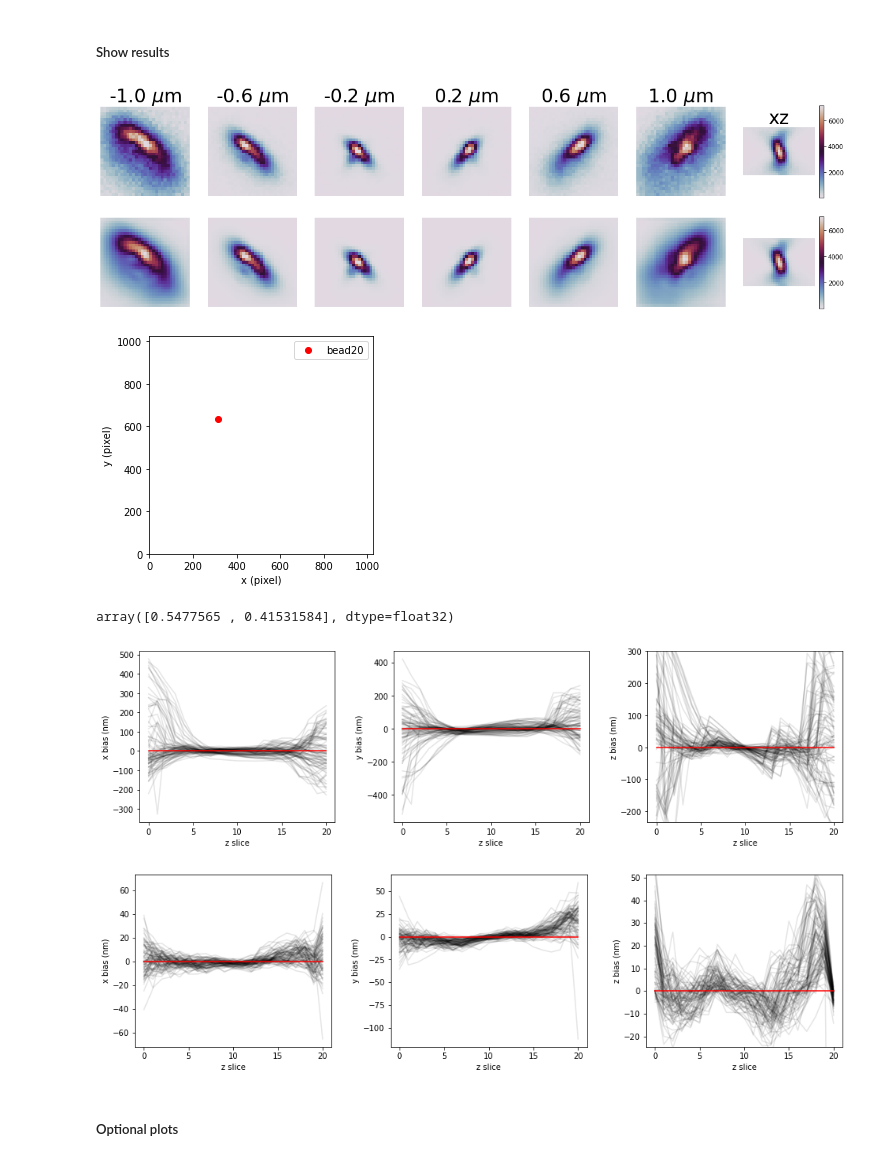
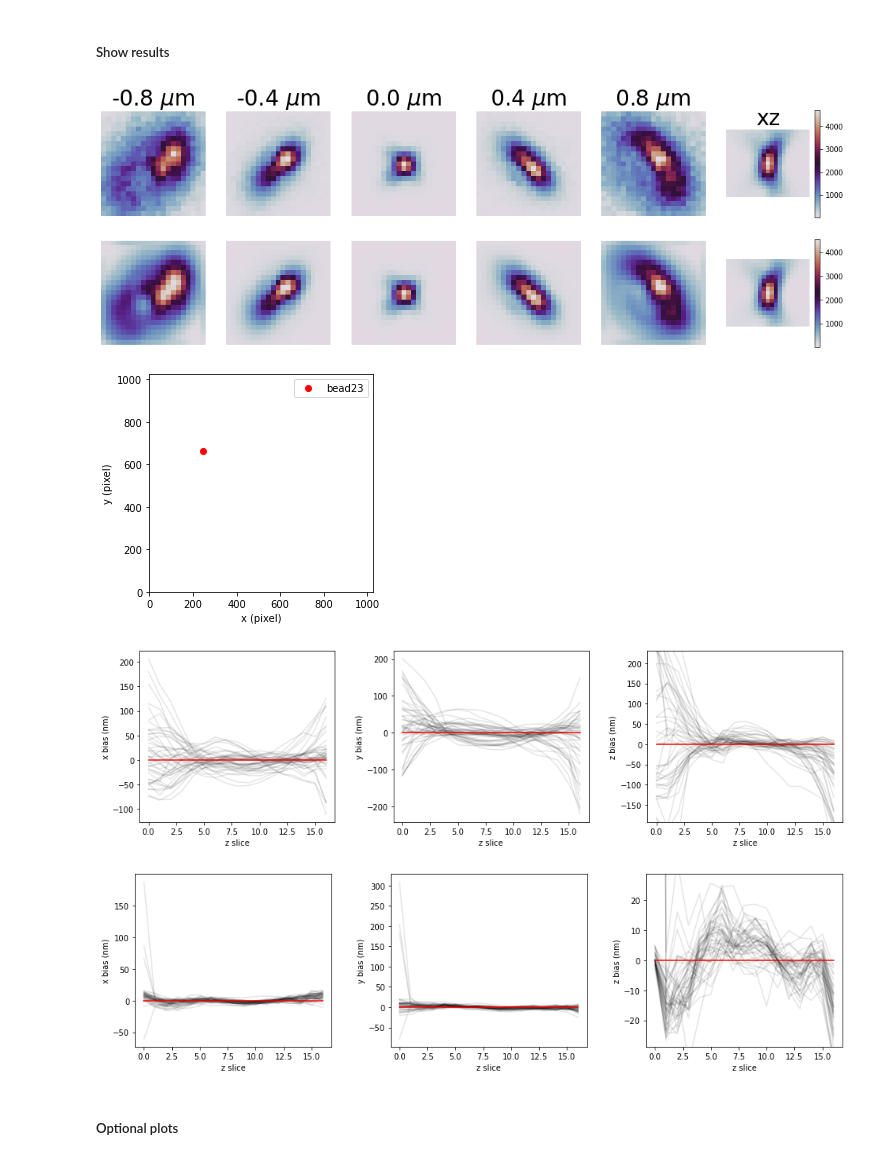
Before and after one commit to ries-lab/uiPSF, a Jupyter notebook: dev_fig/demo_beadPSF_FD_SEQ.ipynb, the cells around one changed output. Saved outputs shown, nothing was run; the diff lists cells and outputs as text; code cells hidden in the pictures.

```diff
--- a/dev_fig/demo_beadPSF_FD_SEQ.ipynb
+++ b/dev_fig/demo_beadPSF_FD_SEQ.ipynb
@@ -26,7 +26,7 @@ L.param = io.param.combine('config_base',psftype='FD',channeltype='1ch',sysfile=
 # %% [markdown]
 ##### Edit user defined parameters
 # %%
-L.param.datapath = r'Y:\Projects\DNA-PAINT\Data\TU-DELFT DNAP\MT Data 11-17-23\Bead Data with astigmatism/'
+L.param.datapath = r'Y:\Projects\DNA-PAINT\Data\TU-DELFT DNAP\Bead data 11-28-2023/'
 L.param.savename = L.param.datapath + 'psfmodel'
 L.param.keyword = 'zstack' # keyword for your data file
 L.param.subfolder = 'zstack' # keyword for subfolder name if each data file is saved in a individual folder, set to '' if no subfolder
@@ -35,13 +35,15 @@ L.param.ccd_offset = 100
 L.param.FOV.z_step = 1
 L.param.pixel_size.z = 0.1 # micron, equal to z_step*stepsize_of_the_data
 L.param.roi.max_bead_number = 200 # lower this number if out of memory
-L.param.roi.peak_height = 0.2
-L.param.batch_size = 30
+L.param.roi.peak_height = 0.02
+L.param.batch_size = 100
 L.param.option.model.symmetric_mag = False
 L.param.loss_weight.smooth = 0.1
-L.param.iteration=300
+L.param.iteration=200
 L.param.format = '.mat'
 L.param.PSFtype = 'zernike_vector_FD'
 L.param.option.model.division = 32
-L.param.roi.roi_size = [31,31]
+L.param.roi.roi_size = [21,21]
 L.param.rej_threshold.mse = 2
+L.param.swapxy = True
+L.param.stage_mov_dir = 'reverse'
@@ -52,4 +50,2 @@ True
 # %% [markdown]
 ##### Start learning
-# %%
-images = L.load_data()
@@ -103,19 +74,15 @@ rois shape channel : (89, 21, 31, 31)
 # %%
 f,p = io.h5.load(resfile) # load result file
 # %%
-showpsfvsdata(f,p,index=20)
+showpsfvsdata(f,p,index=23)
 # %% [output]
-[figure, old version]
+[figure, new version]
-[figure, old version]
+[figure, new version]
-# %%
-f.res.sigma
-# %% [output]
-array([0.5477565 , 0.41531584], dtype=float32)
 # %%
 showlocalization(f,p)
 # %% [output]
-[figure, old version]
+[figure, new version]
-[figure, old version]
+[figure, new version]
 # %% [markdown]
 ##### Optional plots
 # %%
```
Also changed, not shown: parts of 11 cells of this notebook, 4 other files.
